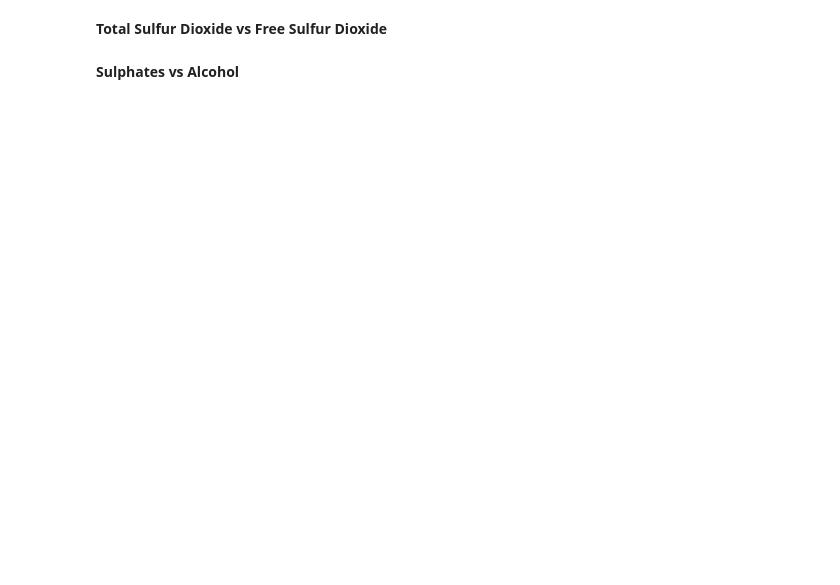
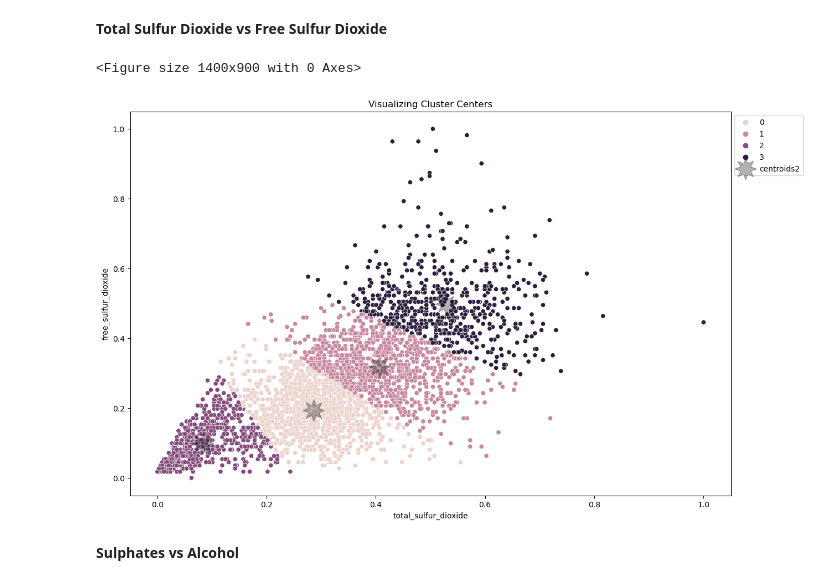
Before and after one commit to Wine-Clustering-Group-B/Clustering-Project, a Jupyter notebook: Final_Notebook.ipynb, the cells around one changed output. Cells and saved outputs as stored; diff of their text form; code cells hidden in the pictures; blank space fills up the shorter version.

```diff
--- a/Final_Notebook.ipynb
+++ b/Final_Notebook.ipynb
@@ -267,8 +273,10 @@ citric_acid_pH_clusters(train)
 # %% [markdown]
 <b>Total Sulfur Dioxide vs Free Sulfur Dioxide
 # %%
-from wrangle import total_sulfur_dioxide_and_free_sulfur_dioxide_cluster
-total_sulfur_dioxide_and_free_sulfur_dioxide_cluster(train)
+wr.total_sulfur_dioxide_and_free_sulfur_dioxide_cluster(train, validate, test)
+# %% [output]
+<Figure size 1400x900 with 0 Axes>
+[figure, added]
 # %% [markdown]
 <b>Sulphates vs Alcohol
 # %%
```
Also changed, not shown: parts of 10 cells of this notebook, 1 other file.
